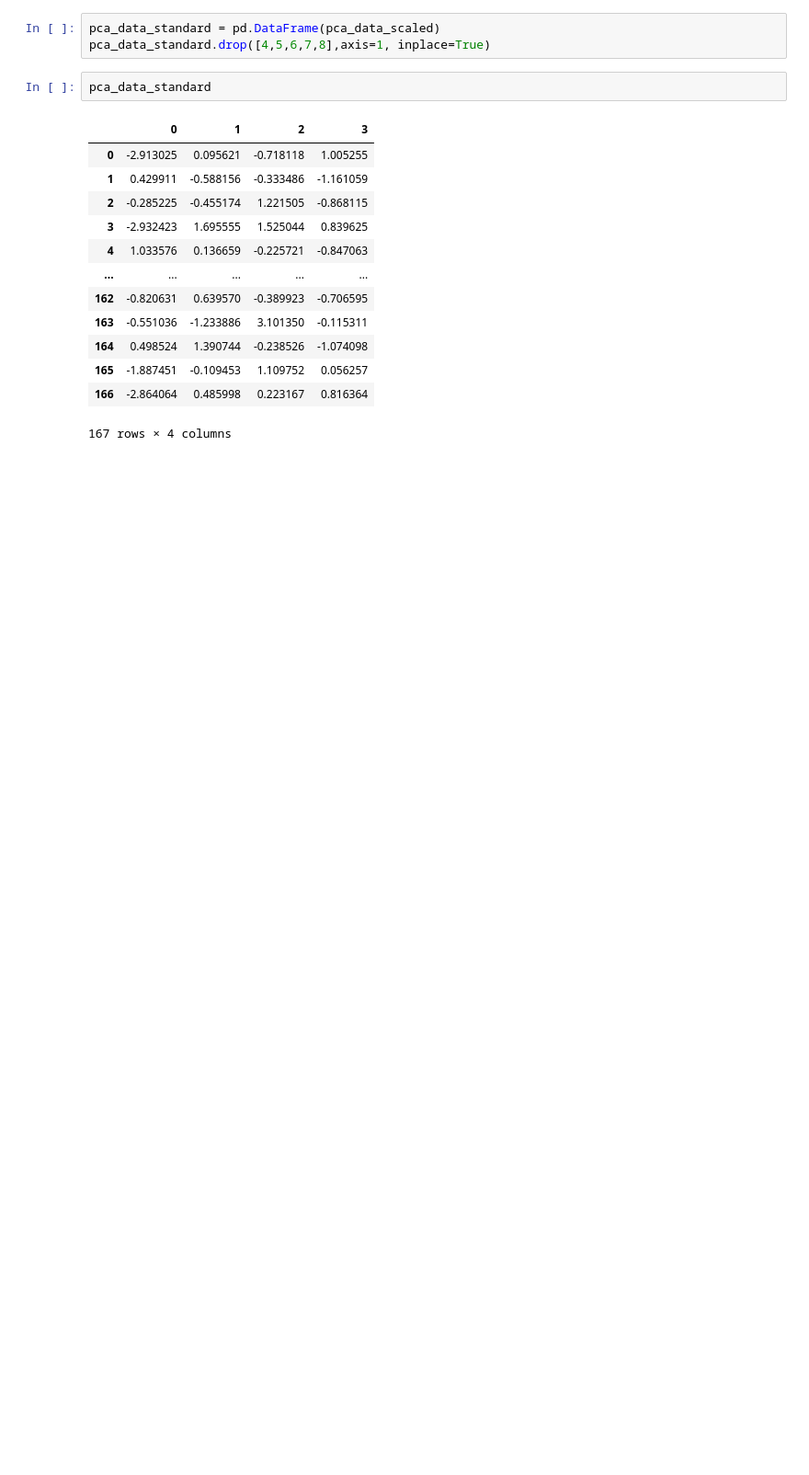
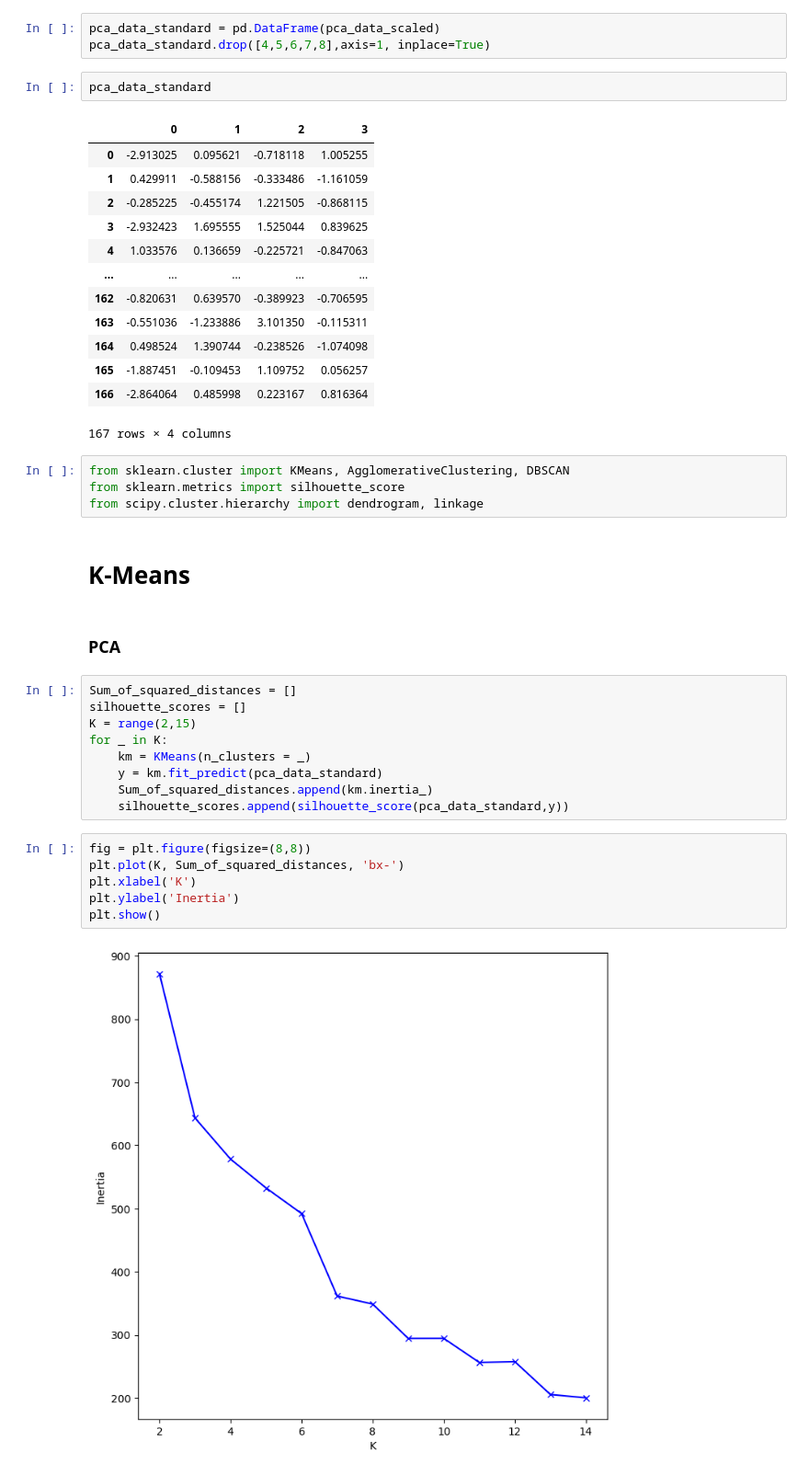
Before and after one commit to jasonssdev/platzi-clustering, a Jupyter notebook: notebooks/05_project_clustering.ipynb, the cells around one changed output. Shown at 92% size. Cells and saved outputs as stored; diff of their text form; blank space fills up the shorter version.

```diff
--- a/notebooks/05_project_clustering.ipynb
+++ b/notebooks/05_project_clustering.ipynb
@@ -181,3 +181,28 @@ pca_data_standard
 | 165 | -1.887451 | -0.109453 | 1.109752 | 0.056257 |
 | 166 | -2.864064 | 0.485998 | 0.223167 | 0.816364 |
 167 rows × 4 columns
+# %%
+from sklearn.cluster import KMeans, AgglomerativeClustering, DBSCAN
+from sklearn.metrics import silhouette_score
+from scipy.cluster.hierarchy import dendrogram, linkage
+# %% [markdown]
+# K-Means
+# %% [markdown]
+### PCA
+# %%
+Sum_of_squared_distances = []
+silhouette_scores = []
+K = range(2,15)
+for _ in K:
+    km = KMeans(n_clusters = _)
+    y = km.fit_predict(pca_data_standard)
+    Sum_of_squared_distances.append(km.inertia_)
+    silhouette_scores.append(silhouette_score(pca_data_standard,y))
+# %%
+fig = plt.figure(figsize=(8,8))
+plt.plot(K, Sum_of_squared_distances, 'bx-')
+plt.xlabel('K')
+plt.ylabel('Inertia')
+plt.show()
+# %% [output]
+[figure, added]
```
Also changed, not shown: parts of 41 cells of this notebook.
